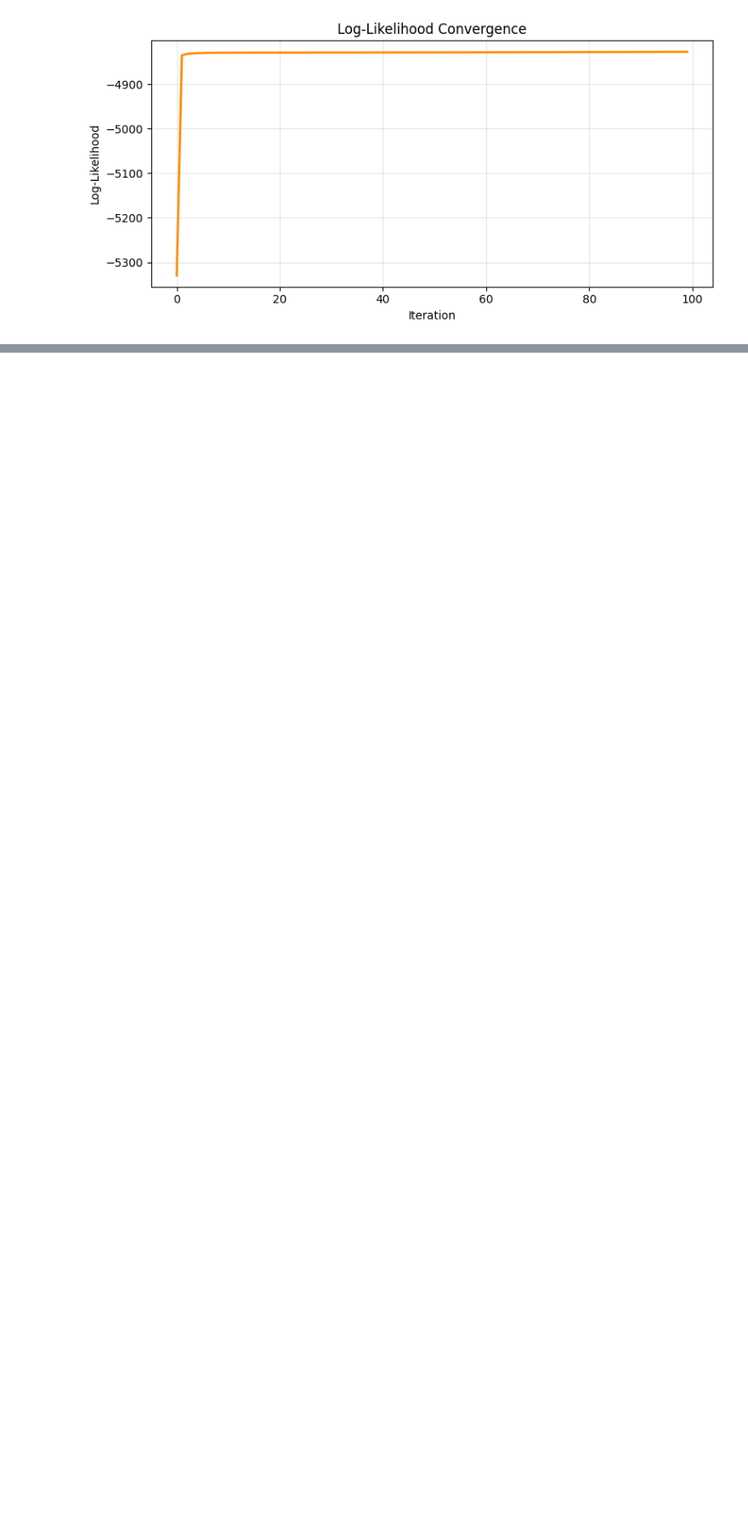
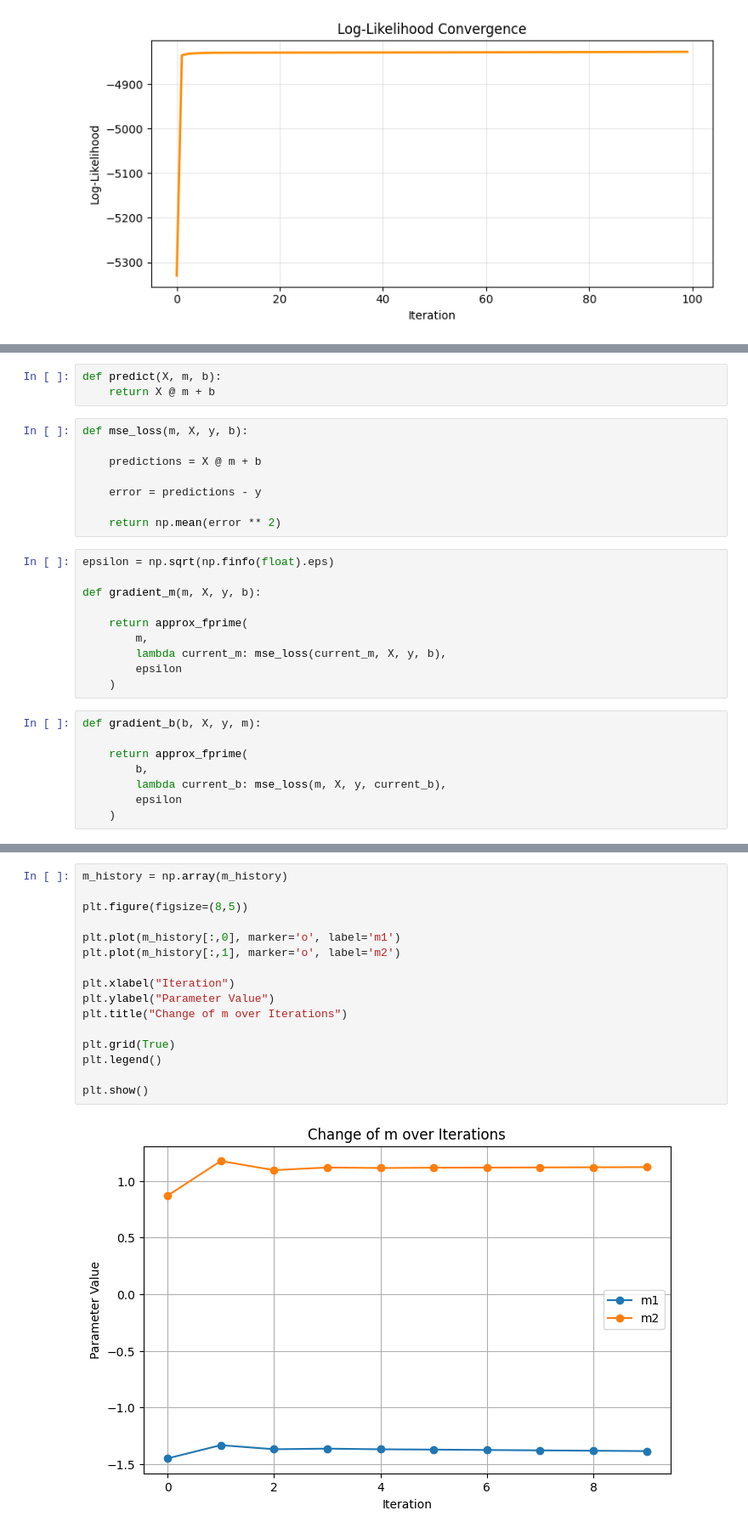
Before and after one commit to rachealA924/Formative3-Probability-Distributions-Assignment_Group22, a Jupyter notebook: Formative3_Probability_Distributions_Assignment_Group22.ipynb, the cells around one changed output, grey strips where cells are left out. Shown at 85% size. Cells and saved outputs as stored; diff of their text form; blank space fills up the shorter version.

```diff
--- a/Formative3_Probability_Distributions_Assignment_Group22.ipynb
+++ b/Formative3_Probability_Distributions_Assignment_Group22.ipynb
@@ -225,0 +235,29 @@ plt.show()
+# %%
+def predict(X, m, b):
+    return X @ m + b
+# %%
+def mse_loss(m, X, y, b):
+
+    predictions = X @ m + b
+
+    error = predictions - y
+
+    return np.mean(error ** 2)
+# %%
+epsilon = np.sqrt(np.finfo(float).eps)
+
+def gradient_m(m, X, y, b):
+
+    return approx_fprime(
+        m,
+        lambda current_m: mse_loss(current_m, X, y, b),
+        epsilon
+    )
+# %%
+def gradient_b(b, X, y, m):
+
+    return approx_fprime(
+        b,
+        lambda current_b: mse_loss(m, X, y, current_b),
+        epsilon
+    )
@@ -225,0 +349,18 @@ plt.show()
+# %%
+m_history = np.array(m_history)
+
+plt.figure(figsize=(8,5))
+
+plt.plot(m_history[:,0], marker='o', label='m1')
+plt.plot(m_history[:,1], marker='o', label='m2')
+
+plt.xlabel("Iteration")
+plt.ylabel("Parameter Value")
+plt.title("Change of m over Iterations")
+
+plt.grid(True)
+plt.legend()
+
+plt.show()
+# %% [output]
+[figure, added]
```
Also changed, not shown: parts of 10 cells of this notebook.
